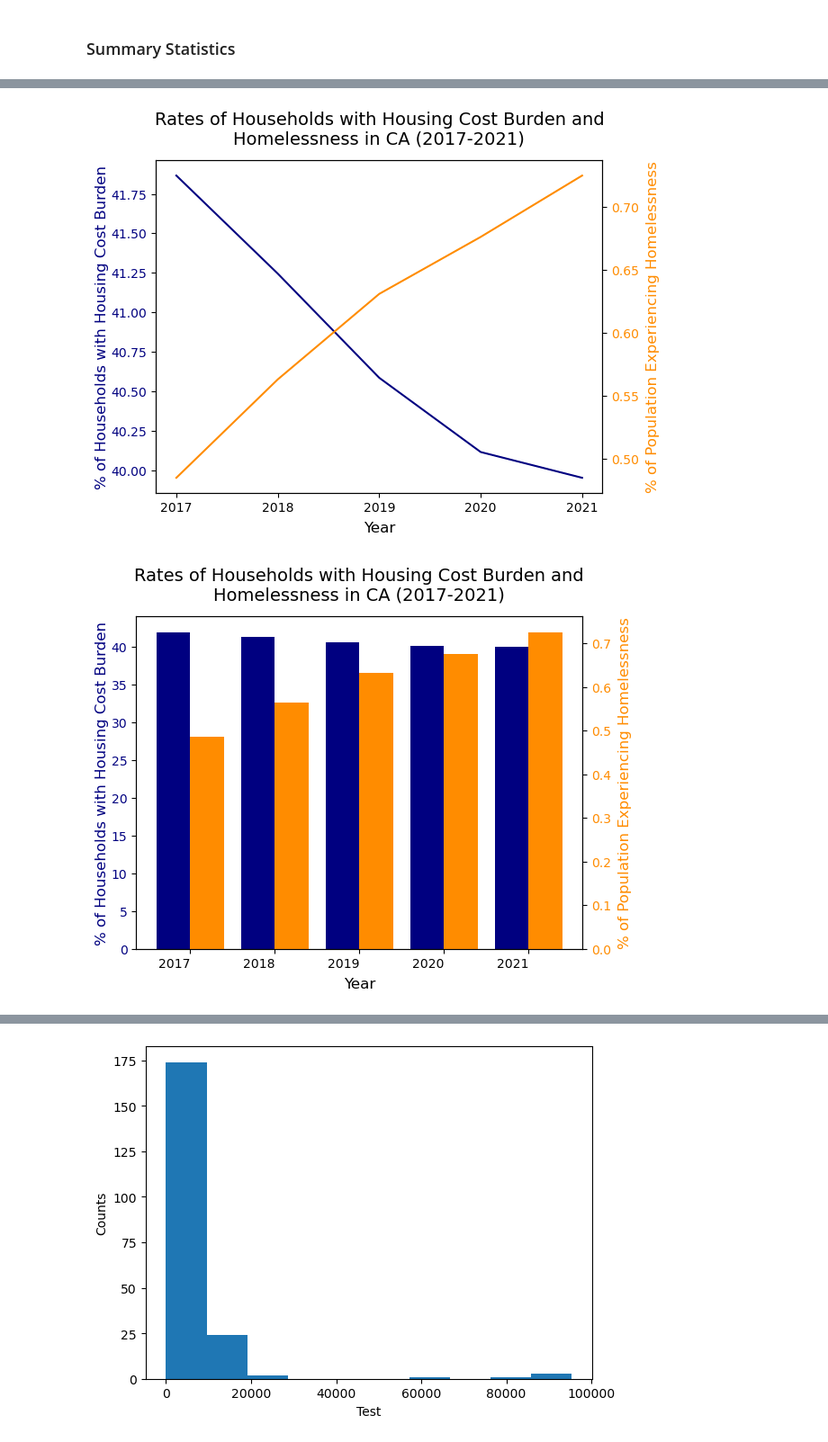
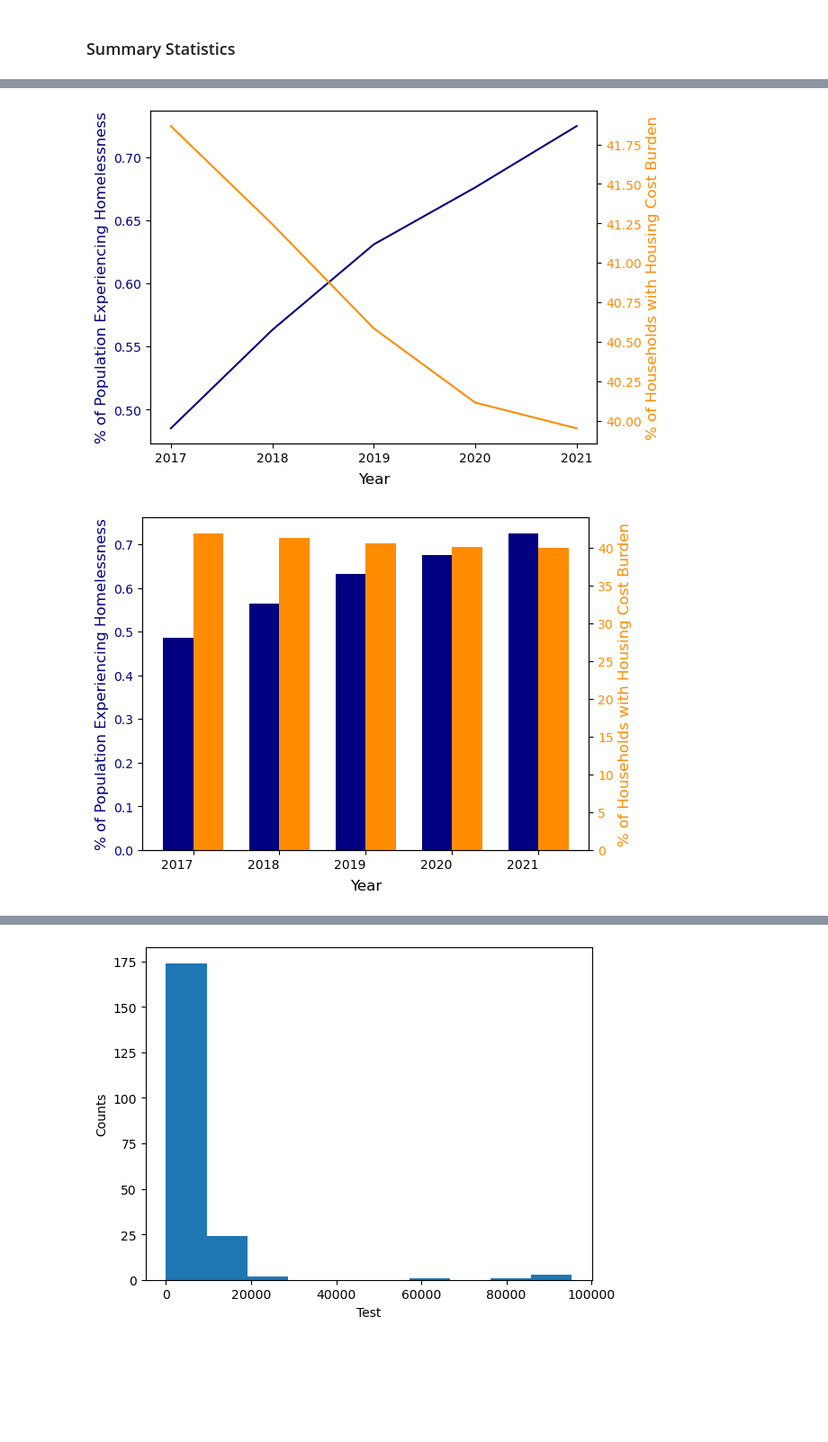
Before and after one commit to evacs/Project-1, a Jupyter notebook: housing_jeff.ipynb, the cells around one changed output, grey strips where cells are left out. Shown at 90% size. Saved outputs shown, nothing was run; the diff lists cells and outputs as text; code cells hidden in the pictures; blank space fills up the shorter version.

```diff
--- a/housing_jeff.ipynb
+++ b/housing_jeff.ipynb
@@ -333,7 +337,7 @@ def plot_bar_2y(df, parems):
 
     x = np.arange(len(df))
 
-    width = 0.4
+    width = 0.35
 
     fig, ax1 = plt.subplots()
     ax2 = ax1.twinx()
@@ -512,28 +762,34 @@ plot_bar_2y(homeless_top10, parems)
 # %%
-# Line chart comparing annual %s for severely overcrowded housing and homelessness between 2017 and 2021
+# Line and bar chart comparing annual %s for households with housing cost burden and homelessness between 2017 and 2021
 
 # Create dataframe totalling numbers for each year and calculating %s
-fig_data = final_df[['Year', 'Population', 'Homeless Count', 'Total Housing Units', 'Units Costs >= 30%']].groupby('Year' , as_index = False).sum()
-fig_data['% Units Costs >= 30%'] = (fig_data['Units Costs >= 30%'] /
-                                  fig_data['Total Housing Units']) * 100
+fig_data = final_df[['Year', 'Population', 'Homeless Count', 'Total Households',
+                     'Households with Cost Burden']].groupby('Year' , as_index = False).sum()
+fig_data['% Households with Cost Burden'] = (fig_data['Households with Cost Burden'] /
+                                  fig_data['Total Households']) * 100
 fig_data['% Homeless'] = fig_data['Homeless Count'] / fig_data['Population'] * 100
-fig_data = fig_data[['Year', '% Units Costs >= 30%', '% Homeless']]
+fig_data = fig_data[['Year', '% Homeless', '% Households with Cost Burden']]
 
 # Set parameters for function
 parems = {'x': 'Year',
-          'y1': '% of Households with Housing Cost Burden',
-          'y2': '% of Population Experiencing Homelessness',
-          'title': 'Rates of Households with Housing Cost Burden and Homelessness in CA (2017-2021)',
+          'y1': '% of Population Experiencing Homelessness',
+          'y2': '% of Households with Housing Cost Burden',
+          'title': '', #'Rates of Homelessness and Households with Housing Cost Burden in CA (2017-2021)',
           'colors': ['navy', 'darkorange'], 'rot': 0,
-          'png_path': 'output_data/housing_cost_burden_bar.png'
+          'png_path': 'output_data/housing_costburden_line.png'
          }
 
+# Call funtion to plot line chart
 plot_line_2y(fig_data, parems)
 
+# Change file name for bar chat
+parems['png_path'] = 'output_data/housing_costburden_bar.png'
+
+# Call fucntion to plot bar chart
 plot_bar_2y(fig_data, parems)
 # %% [output]
-[figure, old version]
+[figure, new version]
-[figure, old version]
+[figure, new version]
 # %%
 # Linear regression comparing households with housing cost burden and homelessness
 
```
Also changed, not shown: parts of 41 cells of this notebook, 12 other files.
